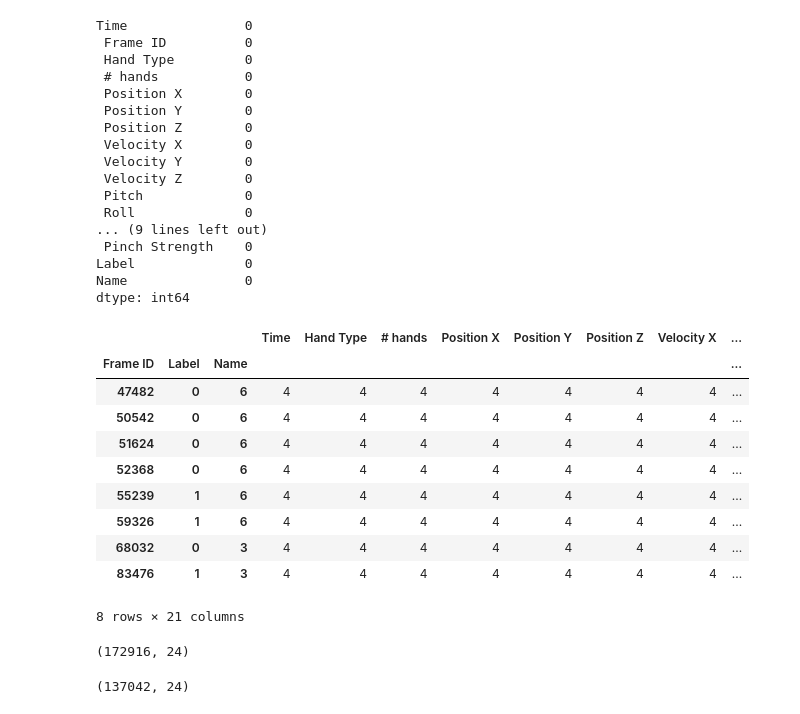
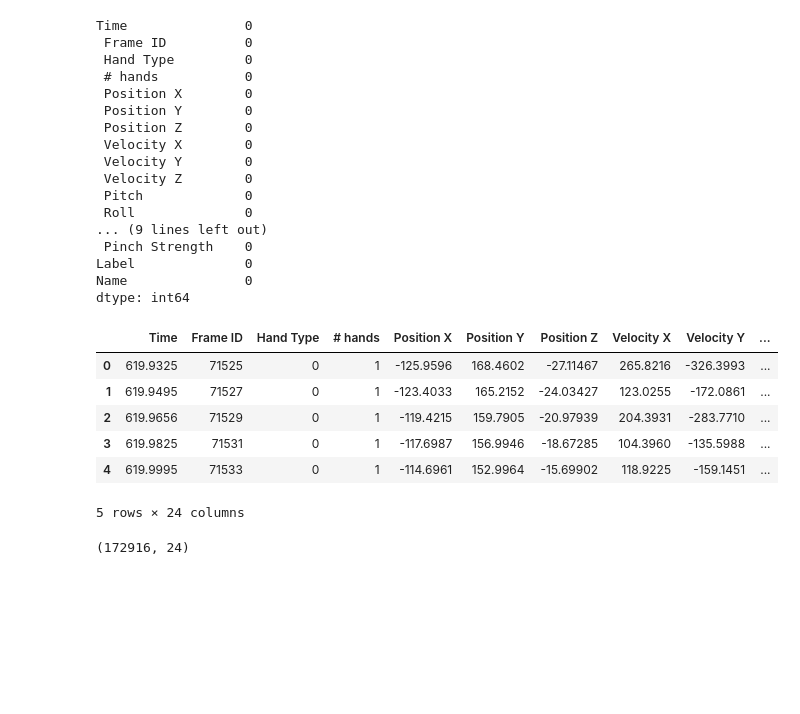
Before and after one commit to ortrsa/Data_Science_Final_Project_2, a Jupyter notebook: Notebook4.ipynb, the cells around one changed output. Drawn from its saved outputs; the diff is of its cells as text; code cells hidden in the pictures; blank space fills up the shorter version.

```diff
--- a/Notebook4.ipynb
+++ b/Notebook4.ipynb
@@ -27,28 +29,29 @@ from sklearn.decomposition import PCA
 # %%
 # Make the data frame
-Names = glob.glob(r'/Users/ortrabelsi/Desktop/מטלה דימות נתונים/סופי 1/Training' + "/*")
-li = []
-for i,name in enumerate(Names):
+def Makedata(Names):
+    li = []
+    for i,name in enumerate(Names):
 
-    all_files = glob.glob(name + "/*.csv")
-    labels = ["Spontan", "Sync" , "Alone"]
+        all_files = glob.glob(name + "/*.csv")
+        labels = ["Spontan", "Sync" , "Alone"]
 
-    for filename in all_files:
-        df = pd.read_csv(filename, index_col=None, header=0)
-        for j,label in enumerate(labels):
-            if label in filename:
-                df["Label"] = j
-                df["Name"] = i
-                df = (df[df["Time"] > (df["Time"][0]+7)]) # remove the first 7 sec from each test
-        li.append(df)
+        for filename in all_files:
+            df = pd.read_csv(filename, index_col=None, header=0)
+            for j,label in enumerate(labels):
+                if label in filename:
+                    df["Label"] = j
+                    df["Name"] = i
+                    df = (df[df["Time"] > (df["Time"][0]+7)]) # remove the first 7 sec from each train
+            li.append(df)
 
-# merge data frames.
-frame = pd.concat(li, axis=0, ignore_index=True)
+    # merge data frames.
+    frame = pd.concat(li, axis=0, ignore_index=True)
 
-# Make hand type to 0 or 1.
-frame.loc[(frame[' Hand Type'] == 'left') , " Hand Type"] = int(0)
-frame.loc[(frame[' Hand Type'] == 'right') , " Hand Type"] = int(1)
-frame[' Hand Type'] = frame[' Hand Type'].astype(np.int)
+    # Make hand type to 0 or 1.
+    frame.loc[(frame[' Hand Type'] == 'left') , " Hand Type"] = int(0)
+    frame.loc[(frame[' Hand Type'] == 'right') , " Hand Type"] = int(1)
+    frame[' Hand Type'] = frame[' Hand Type'].astype(int)
+    return frame
 # %% [markdown]
 ### We index all the names. Because we want when all the information is numerical:
 
@@ -113,27 +119,17 @@ Time               0
 Label              0
 Name               0
 dtype: int64
-# %%
-g = frame.groupby([' Frame ID','Label', 'Name'] ).count()
-g[g["Time"]>2]
-# %% [output]
-|  |  |  | Time | Hand Type | # hands | Position X | Position Y | Position Z | Velocity X | ... |
-| Frame ID | Label | Name |  |  |  |  |  |  |  | ... |
-| 47482 | 0 | 6 | 4 | 4 | 4 | 4 | 4 | 4 | 4 | ... |
-| 50542 | 0 | 6 | 4 | 4 | 4 | 4 | 4 | 4 | 4 | ... |
-| 51624 | 0 | 6 | 4 | 4 | 4 | 4 | 4 | 4 | 4 | ... |
-| 52368 | 0 | 6 | 4 | 4 | 4 | 4 | 4 | 4 | 4 | ... |
-| 55239 | 1 | 6 | 4 | 4 | 4 | 4 | 4 | 4 | 4 | ... |
-| 59326 | 1 | 6 | 4 | 4 | 4 | 4 | 4 | 4 | 4 | ... |
-| 68032 | 0 | 3 | 4 | 4 | 4 | 4 | 4 | 4 | 4 | ... |
-| 83476 | 1 | 3 | 4 | 4 | 4 | 4 | 4 | 4 | 4 | ... |
-8 rows × 21 columns
+# %%
+frame.head()
+# %% [output]
+|  | Time | Frame ID | Hand Type | # hands | Position X | Position Y | Position Z | Velocity X | Velocity Y | ... |
+| 0 | 619.9325 | 71525 | 0 | 1 | -125.9596 | 168.4602 | -27.11467 | 265.8216 | -326.3993 | ... |
+| 1 | 619.9495 | 71527 | 0 | 1 | -123.4033 | 165.2152 | -24.03427 | 123.0255 | -172.0861 | ... |
+| 2 | 619.9656 | 71529 | 0 | 1 | -119.4215 | 159.7905 | -20.97939 | 204.3931 | -283.7710 | ... |
+| 3 | 619.9825 | 71531 | 0 | 1 | -117.6987 | 156.9946 | -18.67285 | 104.3960 | -135.5988 | ... |
+| 4 | 619.9995 | 71533 | 0 | 1 | -114.6961 | 152.9964 | -15.69902 | 118.9225 | -159.1451 | ... |
+5 rows × 24 columns
 # %%
 frame.shape
 # %% [output]
 (172916, 24)
-# %%
-frame = frame[frame[' # hands']>1]
-frame.shape
-# %% [output]
-(137042, 24)
```
Also changed, not shown: parts of 31 cells of this notebook.
